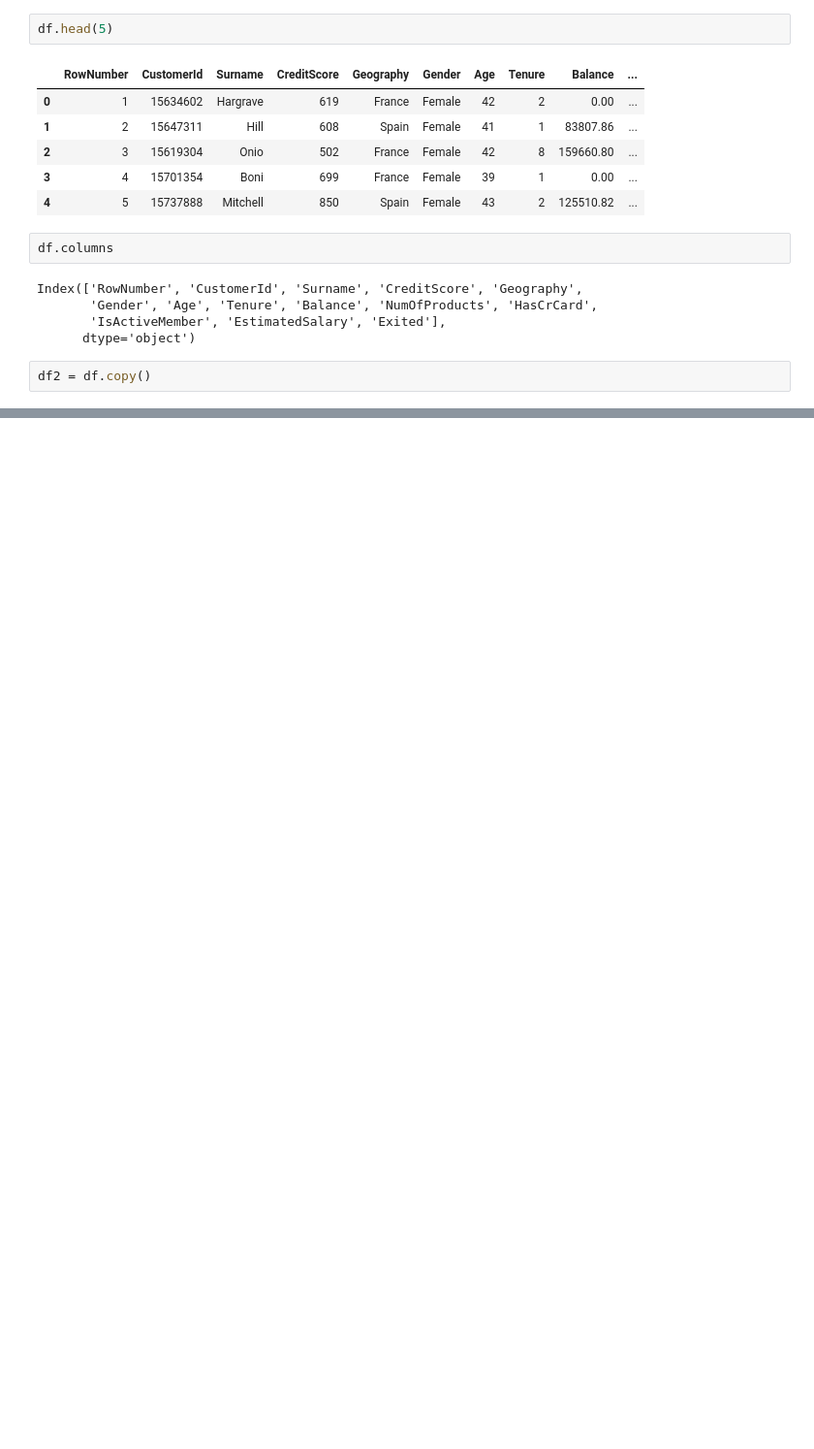
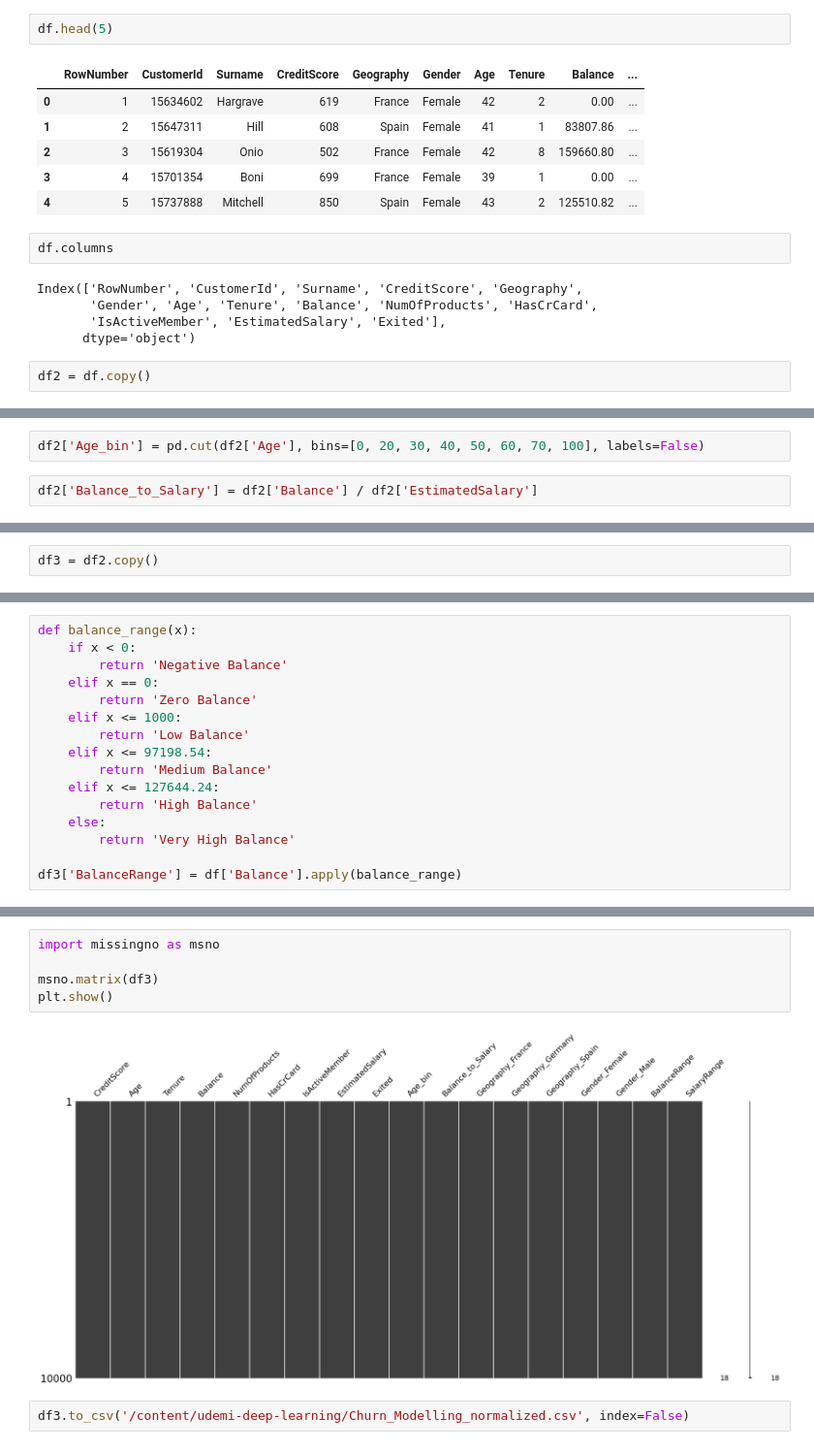
Before and after one commit to spannozzo/udem-deep-learning, a Jupyter notebook: udemi_course_ex1_ANN.ipynb, the cells around one changed output, grey strips where cells are left out. Shown: that part at 97% size. Drawn from its saved outputs; the diff is of its cells as text; blank space fills up the shorter version.

```diff
--- a/udemi_course_ex1_ANN.ipynb
+++ b/udemi_course_ex1_ANN.ipynb
@@ -57,0 +52,4 @@ df2.head()
+# %%
+df2['Age_bin'] = pd.cut(df2['Age'], bins=[0, 20, 30, 40, 50, 60, 70, 100], labels=False)
+# %%
+df2['Balance_to_Salary'] = df2['Balance'] / df2['EstimatedSalary']
@@ -57,0 +58,2 @@ df2.head()
+# %%
+df3 = df2.copy()
@@ -57,0 +112,16 @@ df2.head()
+# %%
+def balance_range(x):
+    if x < 0:
+        return 'Negative Balance'
+    elif x == 0:
+        return 'Zero Balance'
+    elif x <= 1000:
+        return 'Low Balance'
+    elif x <= 97198.54:
+        return 'Medium Balance'
+    elif x <= 127644.24:
+        return 'High Balance'
+    else:
+        return 'Very High Balance'
+
+df3['BalanceRange'] = df['Balance'].apply(balance_range)
@@ -57,0 +175,9 @@ df2.head()
+# %%
+import missingno as msno
+
+msno.matrix(df3)
+plt.show()
+# %% [output]
+[figure, added]
+# %%
+df3.to_csv('/content/udemi-deep-learning/Churn_Modelling_normalized.csv', index=False)
```
Also changed, not shown: parts of 19 cells of this notebook.
